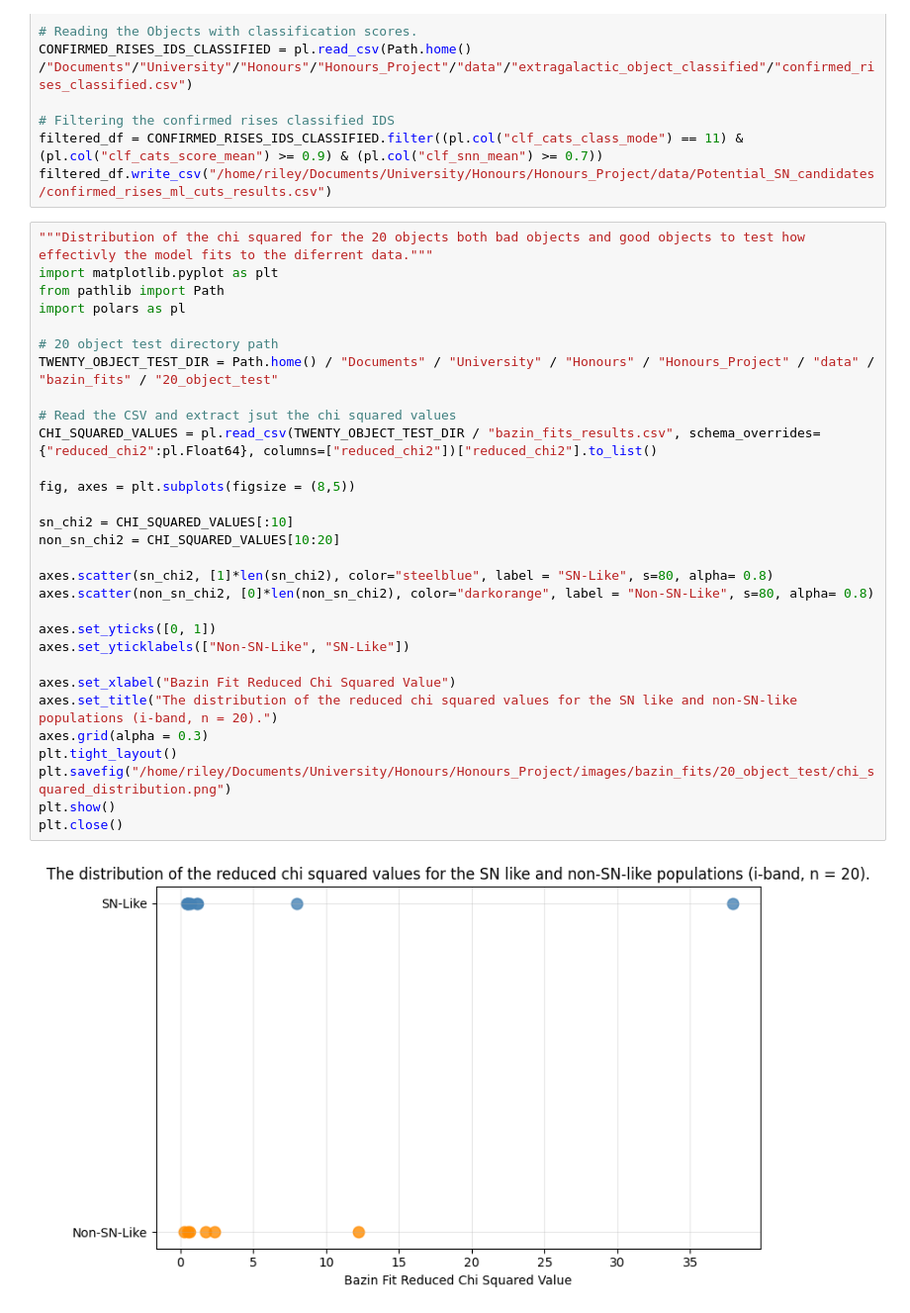
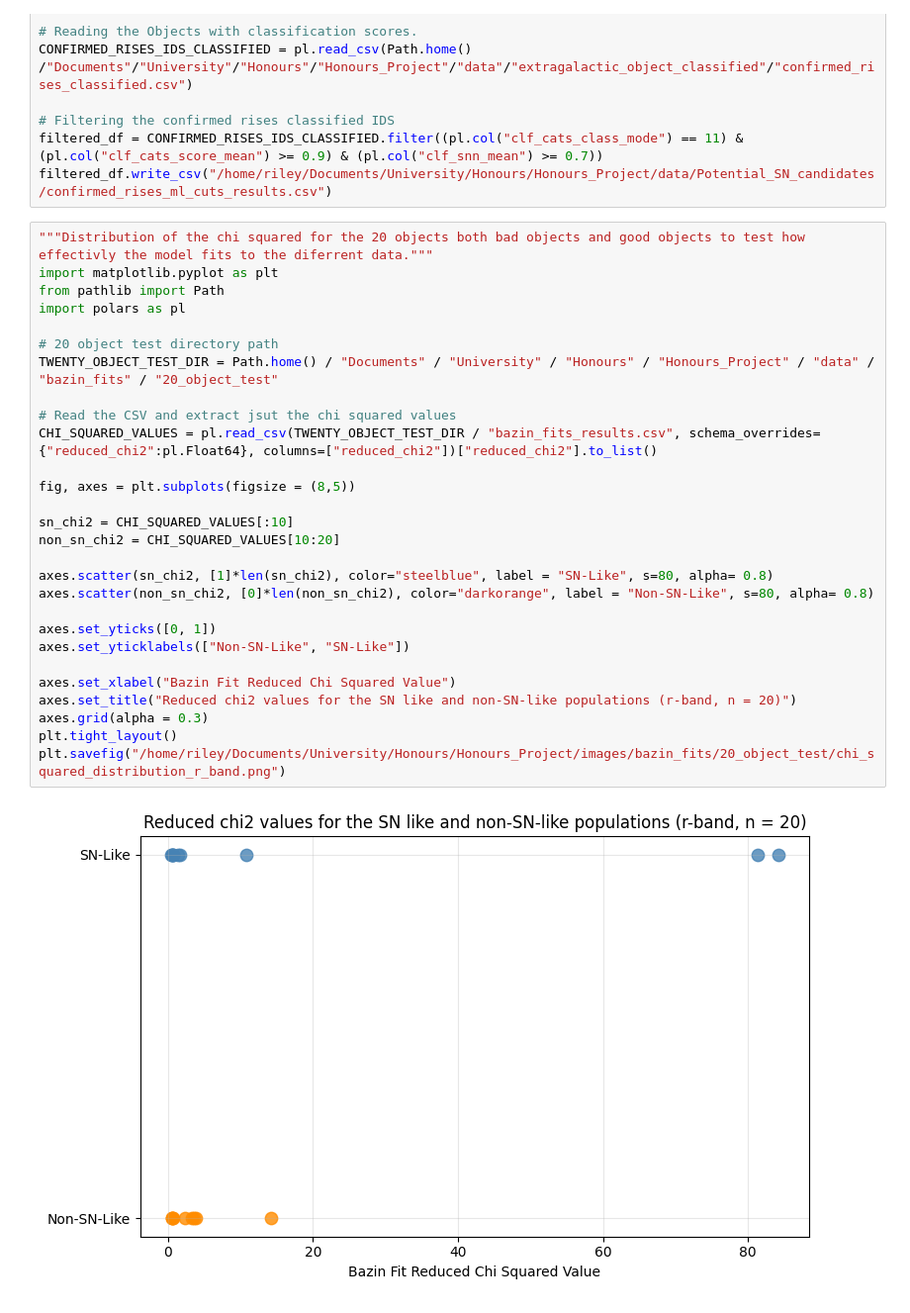
Before and after one commit to Webd0g/Honours_Project, a Jupyter notebook: notebooks/draft_scripts_and_small_scripts.ipynb, the cells around one changed output. Shown at 99% size. Drawn from its saved outputs; the diff is of its cells as text.

```diff
--- a/notebooks/draft_scripts_and_small_scripts.ipynb
+++ b/notebooks/draft_scripts_and_small_scripts.ipynb
@@ -1359,35 +1359,33 @@ filtered_df.write_csv("/home/riley/Documents/University/Honours/Honours_Project/
 # %%
 """Distribution of the chi squared for the 20 objects both bad objects and good objects to test how effectivly the model fits to the diferrent data."""
 import matplotlib.pyplot as plt
 from pathlib import Path
 import polars as pl
 
 # 20 object test directory path
 TWENTY_OBJECT_TEST_DIR = Path.home() / "Documents" / "University" / "Honours" / "Honours_Project" / "data" / "bazin_fits" / "20_object_test"
 
 # Read the CSV and extract jsut the chi squared values
 CHI_SQUARED_VALUES = pl.read_csv(TWENTY_OBJECT_TEST_DIR / "bazin_fits_results.csv", schema_overrides={"reduced_chi2":pl.Float64}, columns=["reduced_chi2"])["reduced_chi2"].to_list()
 
 fig, axes = plt.subplots(figsize = (8,5))
 
 sn_chi2 = CHI_SQUARED_VALUES[:10]
 non_sn_chi2 = CHI_SQUARED_VALUES[10:20]
 
 axes.scatter(sn_chi2, [1]*len(sn_chi2), color="steelblue", label = "SN-Like", s=80, alpha= 0.8)
 axes.scatter(non_sn_chi2, [0]*len(non_sn_chi2), color="darkorange", label = "Non-SN-Like", s=80, alpha= 0.8)
 
 axes.set_yticks([0, 1])
 axes.set_yticklabels(["Non-SN-Like", "SN-Like"])
 
 axes.set_xlabel("Bazin Fit Reduced Chi Squared Value")
-axes.set_title("The distribution of the reduced chi squared values for the SN like and non-SN-like populations (i-band, n = 20).")
+axes.set_title("Reduced chi2 values for the SN like and non-SN-like populations (r-band, n = 20)")
 axes.grid(alpha = 0.3)
 plt.tight_layout()
-plt.savefig("/home/riley/Documents/University/Honours/Honours_Project/images/bazin_fits/20_object_test/chi_squared_distribution.png")
-plt.show()
-plt.close()
+plt.savefig("/home/riley/Documents/University/Honours/Honours_Project/images/bazin_fits/20_object_test/chi_squared_distribution_r_band.png")
 # %% [output]
-[figure, old version]
+[figure, new version]
 # %%
 """Easy X match to check if objects that passed/failed are SN/non SN """
 import polars as pl
```
Also changed, not shown: parts of 2 cells of this notebook, 2 other files.
